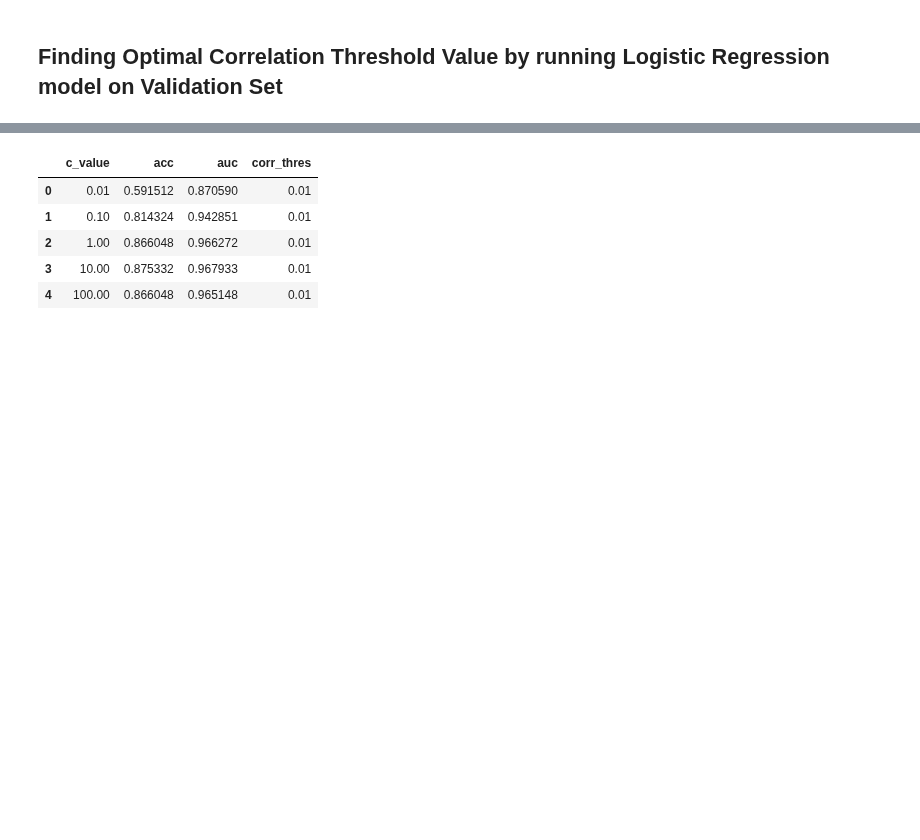
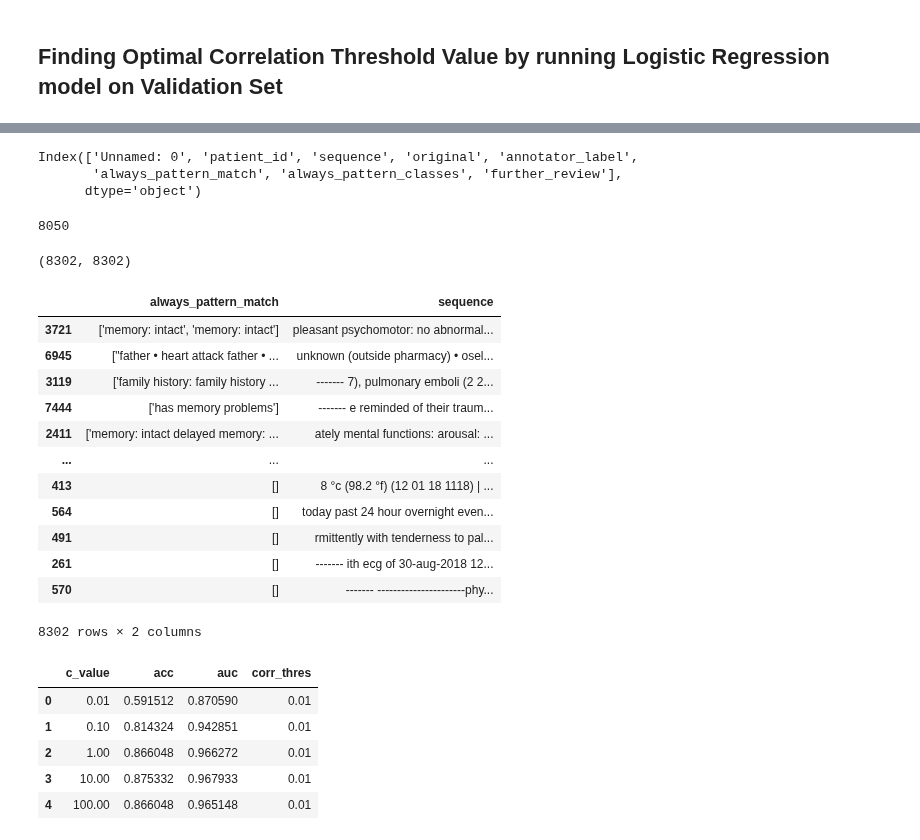
Before and after one commit to anaconda121/NeuraHealth, a Jupyter notebook: Modeling/Logistic-Regression-TFIDF.ipynb, the cells around one changed output, grey strips where cells are left out. Cells and saved outputs as stored; diff of their text form; code cells hidden in the pictures; blank space fills up the shorter version.

Commit message:
created cross_validation splits

```diff
--- a/Modeling/Logistic-Regression-TFIDF.ipynb
+++ b/Modeling/Logistic-Regression-TFIDF.ipynb
@@ -601,0 +578,51 @@ def logisitic_regression(X_train, y_train, X_test, y_test, c, want_report, want_
+# %%
+df = pd.read_csv("input_optimized.csv")
+# %%
+df.columns
+# %% [output]
+Index(['Unnamed: 0', 'patient_id', 'sequence', 'original', 'annotator_label',
+       'always_pattern_match', 'always_pattern_classes', 'further_review'],
+      dtype='object')
+# %%
+X_cv = df[['always_pattern_match',"sequence"]]
+y_cv = train_df["annotator_label"]
+print(len(X))
+
+y_label_cv = y_cv.to_numpy()
+X_train_cv, X_test_valid_cv, y_train_cv, y_test_valid_cv = train_test_split(X_cv,y_cv,random_state=0,test_size=0.1, stratify=y_label_cv)
+
+y_test_valid_label_cv = y_test_valid_cv.to_numpy()
+X_valid_cv, X_test_cv, y_valid_cv, y_test_cv = train_test_split(X_test_valid_cv, y_test_valid_cv, random_state=0, test_size=0.25, stratify=y_test_valid_label_cv)
+# %% [output]
+8050
+# %%
+X_2_cv = manual_review[['always_pattern_match',"sequence"]]
+y_2_cv = manual_review["annotator_label"]
+
+y_label_2_cv = y_2_cv.to_numpy()
+X_train_2_cv, X_test_valid_2_cv, y_train_2_cv, y_test_valid_2_cv = train_test_split(X_2_cv,y_2_cv,random_state=0,test_size=0.6, stratify=y_label_2_cv)
+
+y_test_valid_label_2_cv = y_test_valid_2_cv.to_numpy()
+X_valid_2_cv, X_test_2_cv, y_valid_2_cv, y_test_2_cv = train_test_split(X_test_valid_2_cv, y_test_valid_2_cv, random_state=0, test_size=(0.25/0.6), stratify=y_test_valid_label_2_cv)
+# %%
+X_cross_validation = pd.concat([X_train_cv, X_valid_cv, X_train_2_cv, X_valid_2_cv])
+y_cross_validation = pd.concat([y_train_cv, y_valid_cv, y_train_2_cv, y_valid_2_cv])
+len(X_cross_validation), len(y_cross_validation)
+# %% [output]
+(8302, 8302)
+# %%
+X_cross_validation
+# %% [output]
+|  | always_pattern_match | sequence |
+| 3721 | ['memory: intact', 'memory: intact'] | pleasant psychomotor: no abnormal... |
+| 6945 | ["father • heart attack father • ... | unknown (outside pharmacy) • osel... |
+| 3119 | ['family history: family history ... | ------- 7), pulmonary emboli (2 2... |
+| 7444 | ['has memory problems'] | ------- e reminded of their traum... |
+| 2411 | ['memory: intact delayed memory: ... | ately mental functions: arousal: ... |
+| ... | ... | ... |
+| 413 | [] | 8 °c (98.2 °f) (12 01 18 1118) | ... |
+| 564 | [] | today past 24 hour overnight even... |
+| 491 | [] | rmittently with tenderness to pal... |
+| 261 | [] | ------- ith ecg of 30-aug-2018 12... |
+| 570 | [] | ------- ----------------------phy... |
+8302 rows × 2 columns
```
Also changed, not shown: parts of 10 cells of this notebook.
